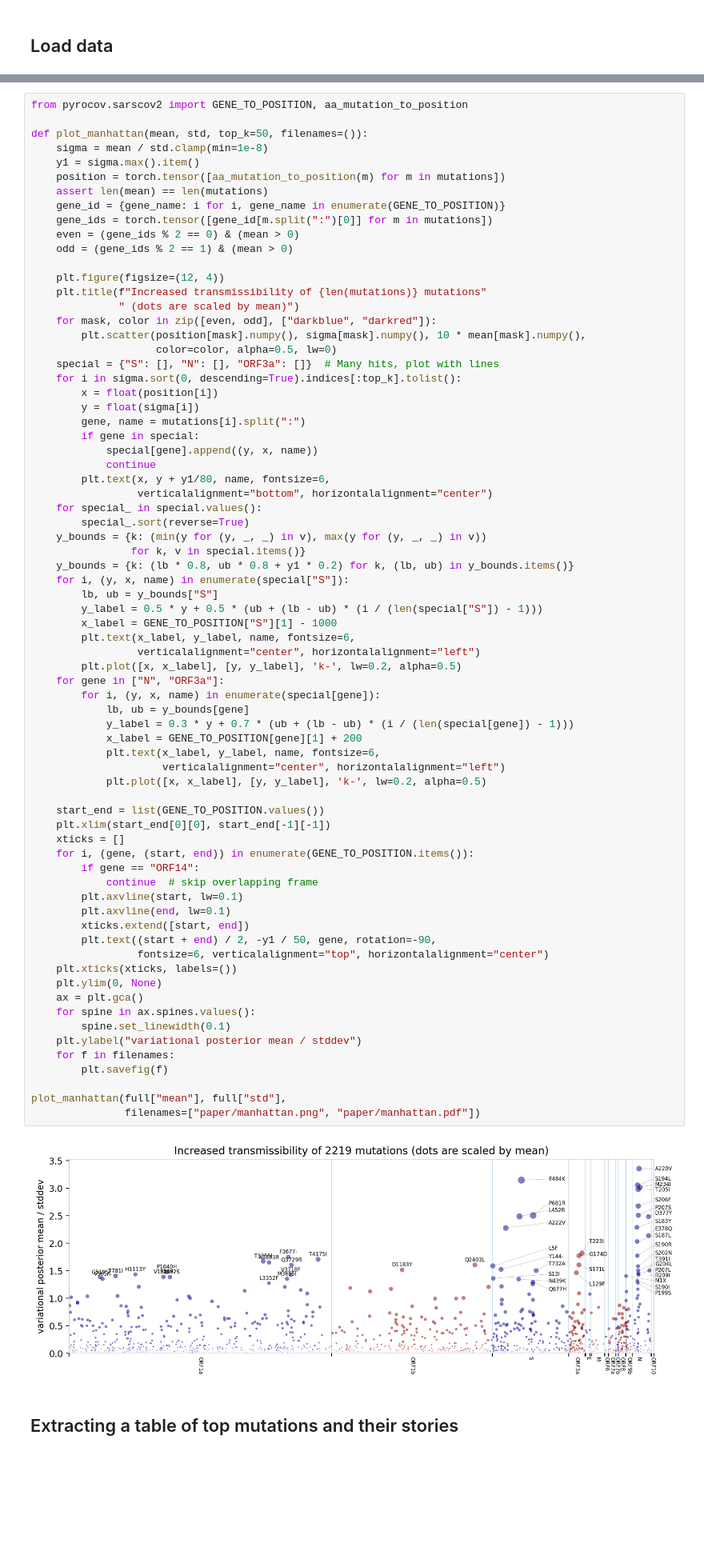
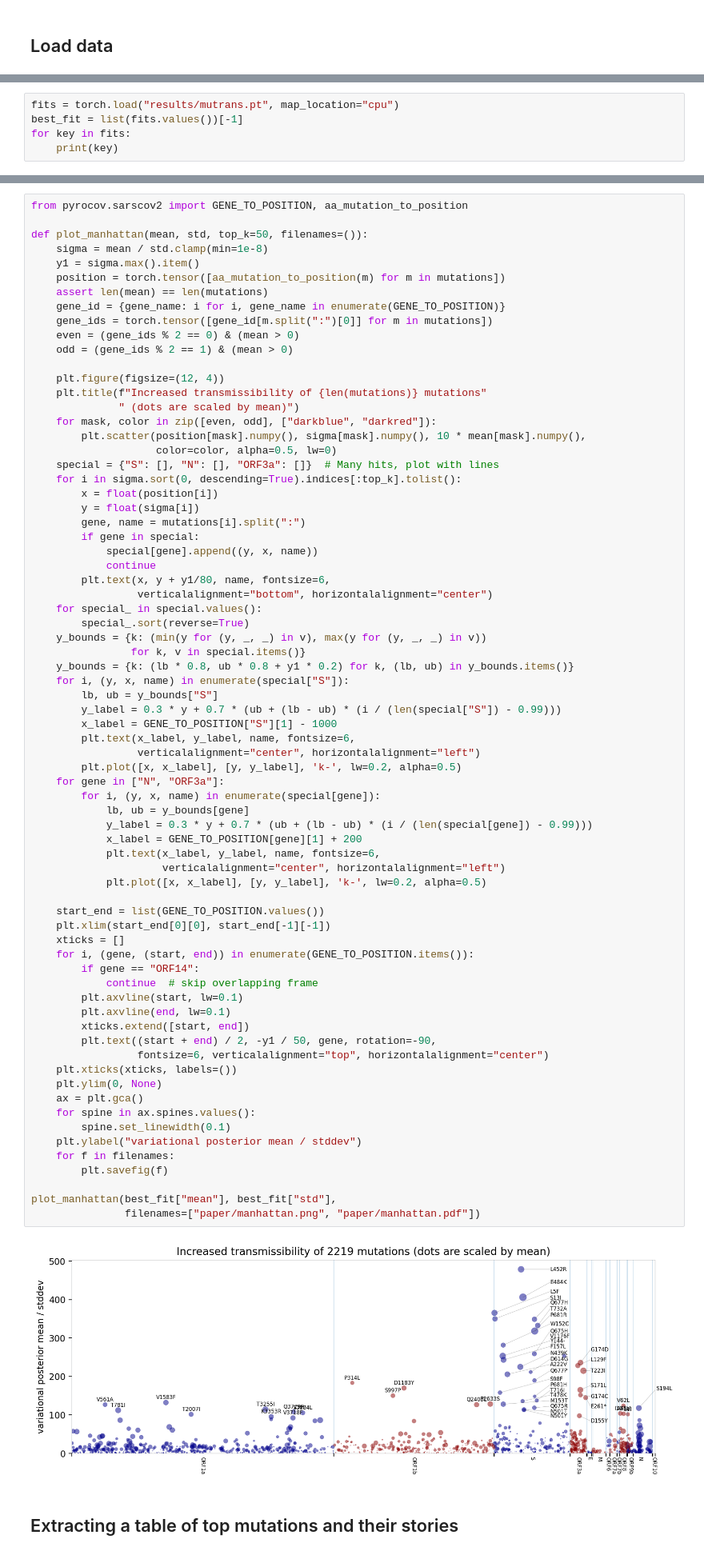
Before and after one commit to broadinstitute/pyro-cov, a Jupyter notebook: mutrans.ipynb, the cells around one changed output, grey strips where cells are left out. Shown at 80% size. Cells and saved outputs as stored; diff of their text form; blank space fills up the shorter version.

```diff
--- a/mutrans.ipynb
+++ b/mutrans.ipynb
@@ -45,0 +46,5 @@ Wall time: 9.76 s
+# %%
+fits = torch.load("results/mutrans.pt", map_location="cpu")
+best_fit = list(fits.values())[-1]
+for key in fits:
+    print(key)
@@ -282,7 +235,7 @@ def plot_manhattan(mean, std, top_k=50, filenames=()):
     y_bounds = {k: (lb * 0.8, ub * 0.8 + y1 * 0.2) for k, (lb, ub) in y_bounds.items()}
     for i, (y, x, name) in enumerate(special["S"]):
         lb, ub = y_bounds["S"]
-        y_label = 0.5 * y + 0.5 * (ub + (lb - ub) * (i / (len(special["S"]) - 1)))
+        y_label = 0.3 * y + 0.7 * (ub + (lb - ub) * (i / (len(special["S"]) - 0.99)))
         x_label = GENE_TO_POSITION["S"][1] - 1000
         plt.text(x_label, y_label, name, fontsize=6,
                  verticalalignment="center", horizontalalignment="left")
@@ -290,36 +243,36 @@ def plot_manhattan(mean, std, top_k=50, filenames=()):
     for gene in ["N", "ORF3a"]:
         for i, (y, x, name) in enumerate(special[gene]):
             lb, ub = y_bounds[gene]
-            y_label = 0.3 * y + 0.7 * (ub + (lb - ub) * (i / (len(special[gene]) - 1)))
+            y_label = 0.3 * y + 0.7 * (ub + (lb - ub) * (i / (len(special[gene]) - 0.99)))
             x_label = GENE_TO_POSITION[gene][1] + 200
             plt.text(x_label, y_label, name, fontsize=6,
                      verticalalignment="center", horizontalalignment="left")
             plt.plot([x, x_label], [y, y_label], 'k-', lw=0.2, alpha=0.5)
 
     start_end = list(GENE_TO_POSITION.values())
     plt.xlim(start_end[0][0], start_end[-1][-1])
     xticks = []
     for i, (gene, (start, end)) in enumerate(GENE_TO_POSITION.items()):
         if gene == "ORF14":
             continue  # skip overlapping frame
         plt.axvline(start, lw=0.1)
         plt.axvline(end, lw=0.1)
         xticks.extend([start, end])
         plt.text((start + end) / 2, -y1 / 50, gene, rotation=-90,
                  fontsize=6, verticalalignment="top", horizontalalignment="center")
     plt.xticks(xticks, labels=())
     plt.ylim(0, None)
     ax = plt.gca()
     for spine in ax.spines.values():
         spine.set_linewidth(0.1)
     plt.ylabel("variational posterior mean / stddev")
     for f in filenames:
         plt.savefig(f)
 
-plot_manhattan(full["mean"], full["std"],
+plot_manhattan(best_fit["mean"], best_fit["std"],
                filenames=["paper/manhattan.png", "paper/manhattan.pdf"])
 # %% [output]
-[figure, old version]
+[figure, new version]
 # %% [markdown]
 ## Extracting a table of top mutations and their stories
 # %%
```
Also changed, not shown: parts of 19 cells of this notebook, 1 other file.
